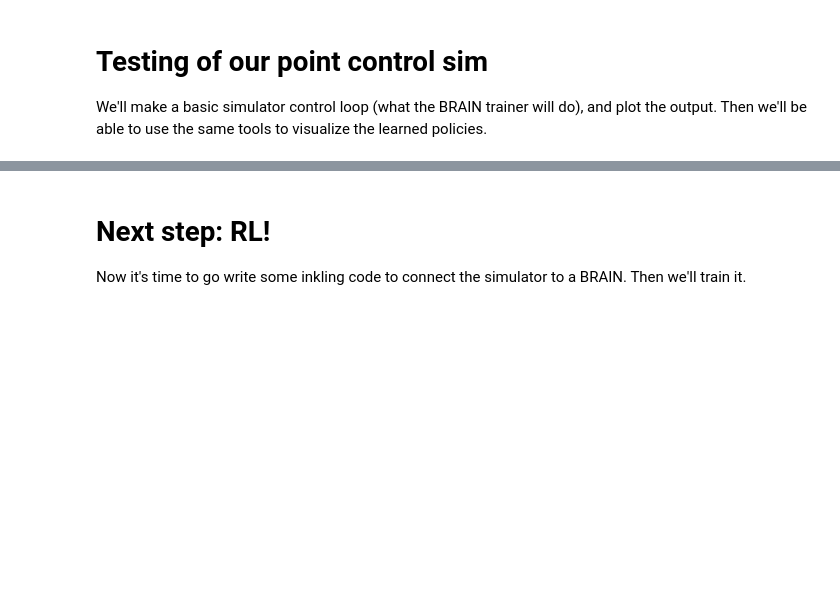
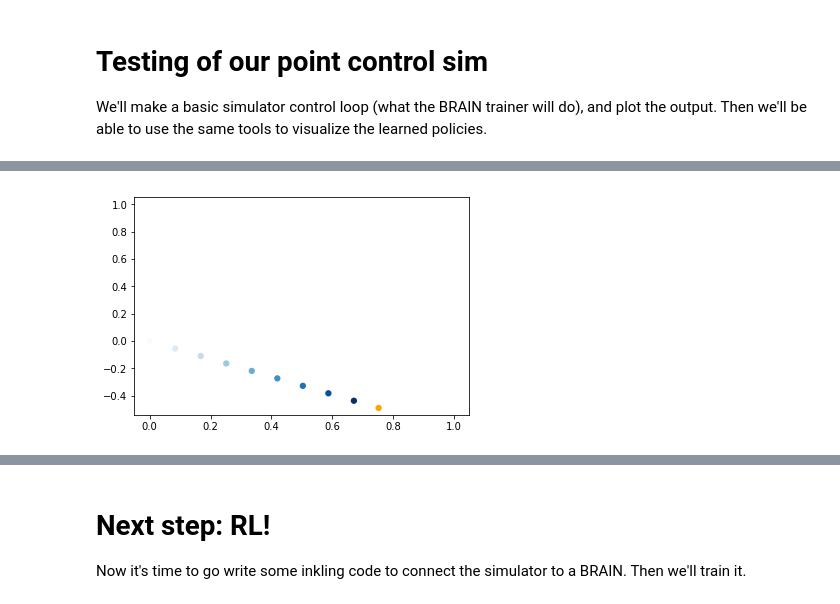
Before and after one commit to BonsaiAI/bonsai-tutorials, a Jupyter notebook: tutorial1/test_simulator.ipynb, the cells around one changed output, grey strips where cells are left out. Drawn from its saved outputs; the diff is of its cells as text; code cells hidden in the pictures; blank space fills up the shorter version.

```diff
--- a/tutorial1/test_simulator.ipynb
+++ b/tutorial1/test_simulator.ipynb
@@ -113,0 +159,10 @@ plot_state_history(states)
+# %%
+def near_optimal(state):
+    dx, dy = state['dx'], state['dy']
+    return {'direction_radians': math.atan2(dy, dx) % (2 * math.pi)}
+# %%
+# Let's try the "go up" policy:
+states, rewards = run_sim_episode(point_sim, near_optimal)
+plot_state_history(states)
+# %% [output]
+[figure, added]
```
Also changed, not shown: parts of 11 cells of this notebook, 4 other files.
